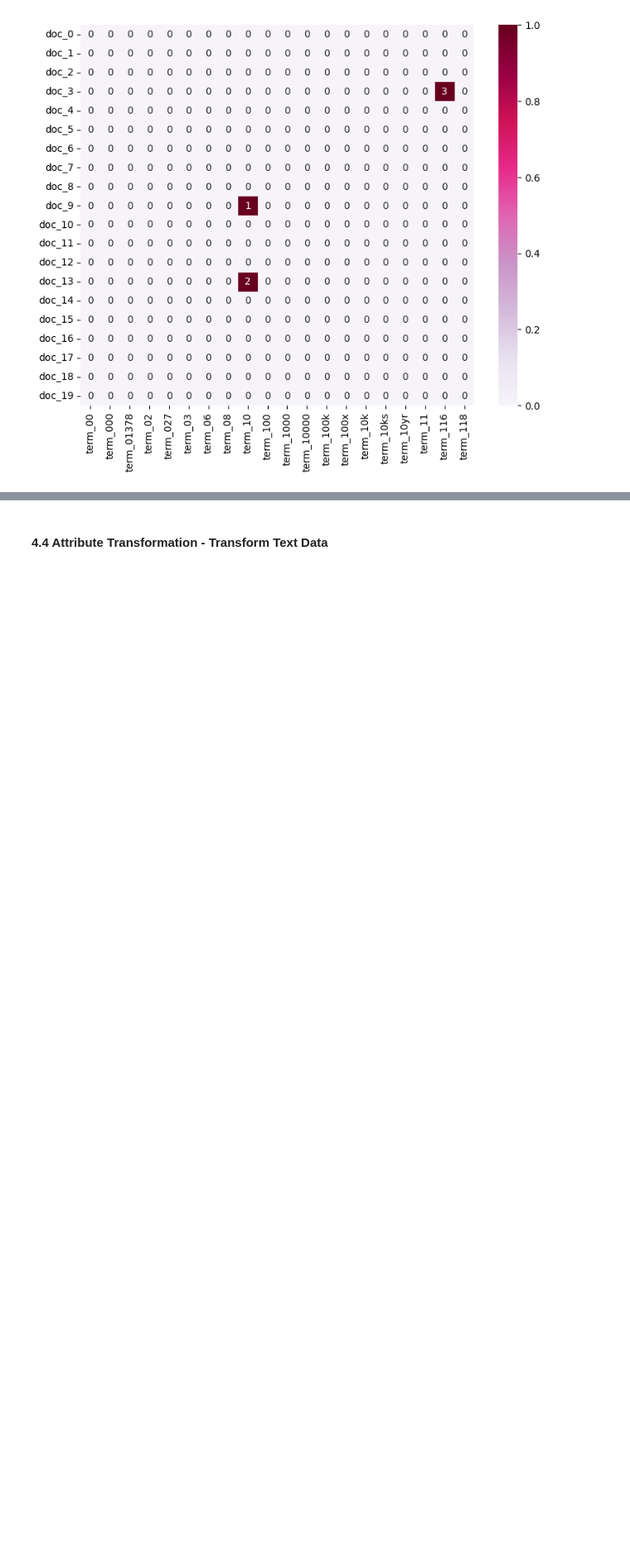
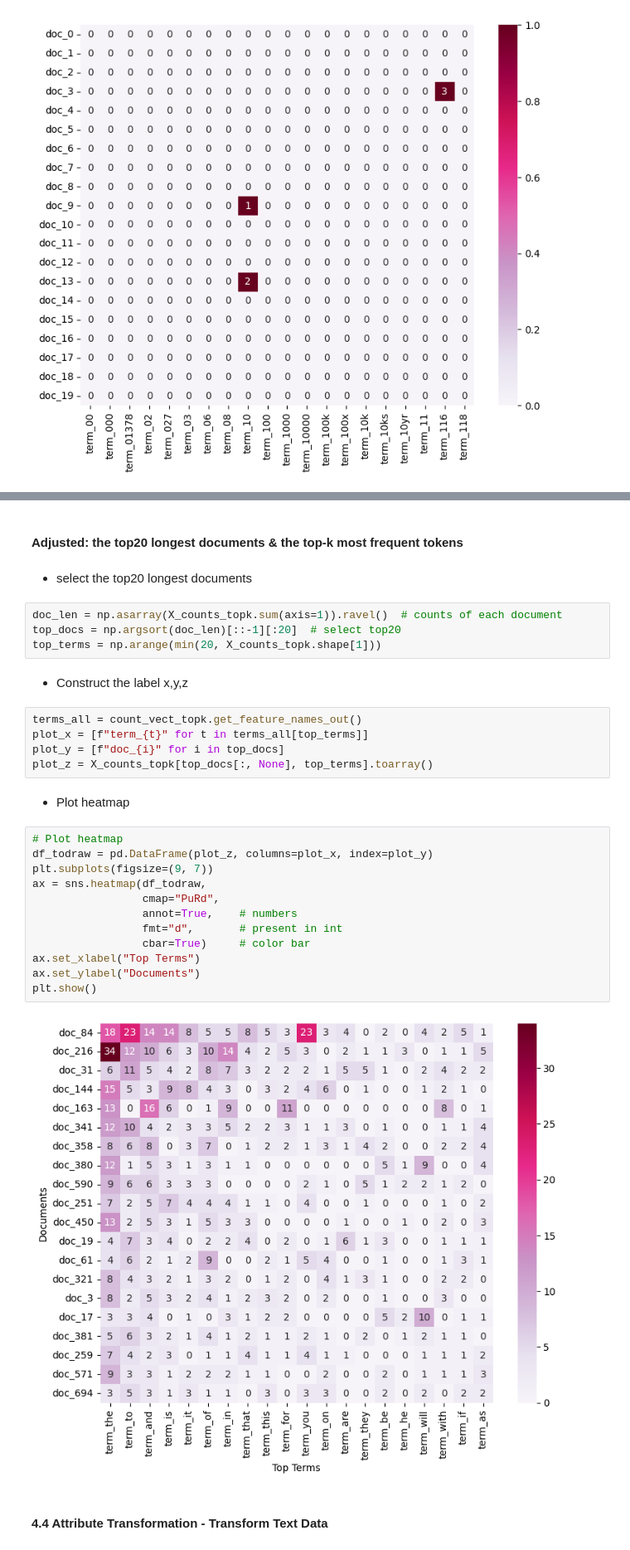
Before and after one commit to shangchehsieh/DM2025-Lab1-Exercise, a Jupyter notebook: DM2025-Lab1-Homework.ipynb, the cells around one changed output, grey strips where cells are left out. Shown: that part at 83% size. Drawn from its saved outputs; the diff is of its cells as text; blank space fills up the shorter version.

```diff
--- a/DM2025-Lab1-Homework.ipynb
+++ b/DM2025-Lab1-Homework.ipynb
@@ -485,3 +529,34 @@ ax = sns.heatmap(df_todraw,
+# %% [markdown]
+#### Adjusted: the top20 longest documents & the top-k most frequent tokens
+# %% [markdown]
+- select the top20 longest documents
+# %%
+doc_len = np.asarray(X_counts_topk.sum(axis=1)).ravel()  # counts of each document
+top_docs = np.argsort(doc_len)[::-1][:20]  # select top20
+top_terms = np.arange(min(20, X_counts_topk.shape[1]))
+# %% [markdown]
+- Construct the label x,y,z
+# %%
+terms_all = count_vect_topk.get_feature_names_out()
+plot_x = [f"term_{t}" for t in terms_all[top_terms]]
+plot_y = [f"doc_{i}" for i in top_docs]
+plot_z = X_counts_topk[top_docs[:, None], top_terms].toarray()
+# %% [markdown]
+- Plot heatmap
+# %%
+# Plot heatmap
+df_todraw = pd.DataFrame(plot_z, columns=plot_x, index=plot_y)
+plt.subplots(figsize=(9, 7))
+ax = sns.heatmap(df_todraw,
+                 cmap="PuRd",
+                 annot=True,    # numbers
+                 fmt="d",       # present in int
+                 cbar=True)     # color bar
+ax.set_xlabel("Top Terms")
+ax.set_ylabel("Documents")
+plt.show()
+# %% [output]
+[figure, added]
 # %% [markdown]
 #### 4.4 Attribute Transformation - Transform Text Data
 # %% [markdown]
```
Also changed, not shown: parts of 16 cells of this notebook.
